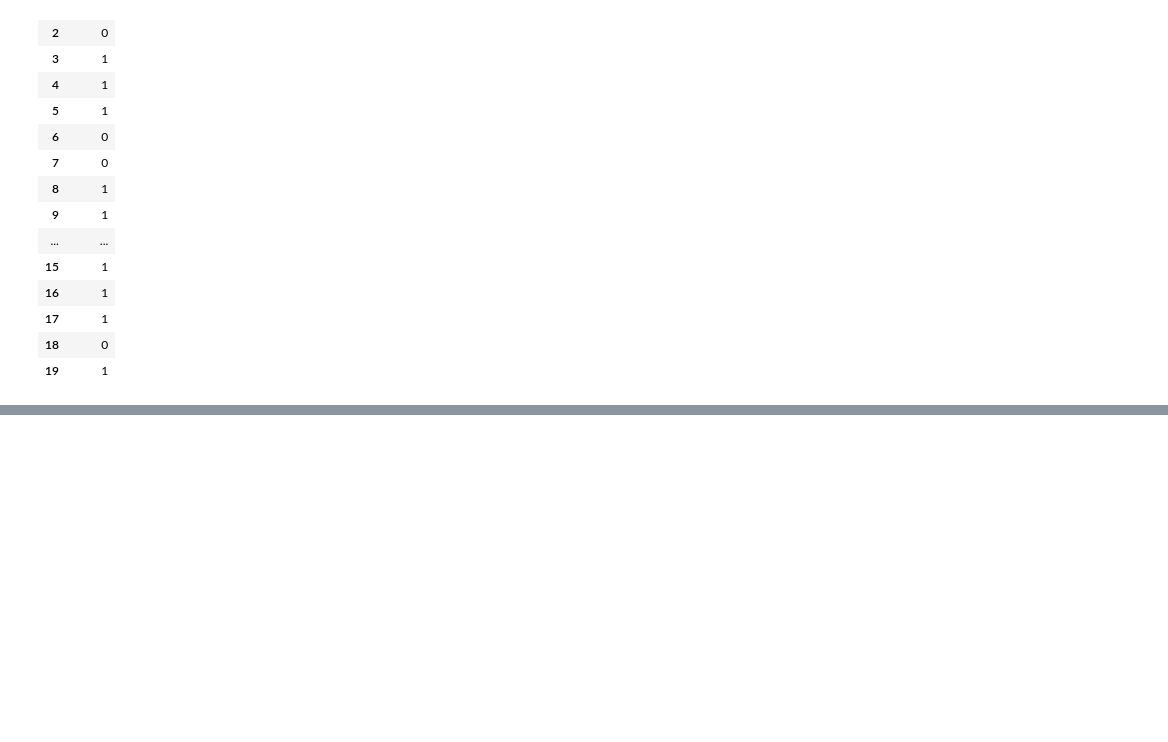
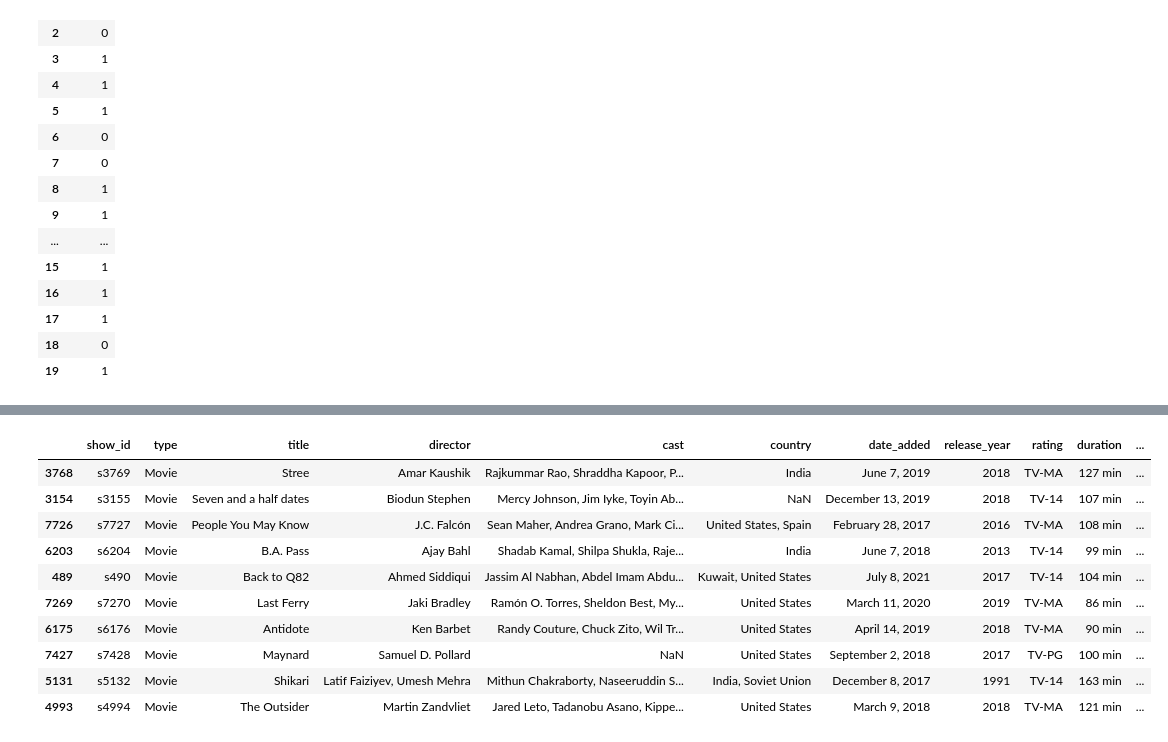
Before and after one commit to FacundoCardozo5/CoderHouse_CH-32845, a Jupyter notebook: notebooks/DatasetsCardozo.ipynb, the cells around one changed output, grey strips where cells are left out. Drawn from its saved outputs; the diff is of its cells as text; code cells hidden in the pictures; blank space fills up the shorter version.

```diff
--- a/notebooks/DatasetsCardozo.ipynb
+++ b/notebooks/DatasetsCardozo.ipynb
@@ -269,0 +316,14 @@ Name: is_safe, dtype: object
+# %%
+df.sample(10)
+# %% [output]
+|  | show_id | type | title | director | cast | country | date_added | release_year | rating | duration | ... |
+| 3768 | s3769 | Movie | Stree | Amar Kaushik | Rajkummar Rao, Shraddha Kapoor, P... | India | June 7, 2019 | 2018 | TV-MA | 127 min | ... |
+| 3154 | s3155 | Movie | Seven and a half dates | Biodun Stephen | Mercy Johnson, Jim Iyke, Toyin Ab... | NaN | December 13, 2019 | 2018 | TV-14 | 107 min | ... |
+| 7726 | s7727 | Movie | People You May Know | J.C. Falcón | Sean Maher, Andrea Grano, Mark Ci... | United States, Spain | February 28, 2017 | 2016 | TV-MA | 108 min | ... |
+| 6203 | s6204 | Movie | B.A. Pass | Ajay Bahl | Shadab Kamal, Shilpa Shukla, Raje... | India | June 7, 2018 | 2013 | TV-14 | 99 min | ... |
+| 489 | s490 | Movie | Back to Q82 | Ahmed Siddiqui | Jassim Al Nabhan, Abdel Imam Abdu... | Kuwait, United States | July 8, 2021 | 2017 | TV-14 | 104 min | ... |
+| 7269 | s7270 | Movie | Last Ferry | Jaki Bradley | Ramón O. Torres, Sheldon Best, My... | United States | March 11, 2020 | 2019 | TV-MA | 86 min | ... |
+| 6175 | s6176 | Movie | Antidote | Ken Barbet | Randy Couture, Chuck Zito, Wil Tr... | United States | April 14, 2019 | 2018 | TV-MA | 90 min | ... |
+| 7427 | s7428 | Movie | Maynard | Samuel D. Pollard | NaN | United States | September 2, 2018 | 2017 | TV-PG | 100 min | ... |
+| 5131 | s5132 | Movie | Shikari | Latif Faiziyev, Umesh Mehra | Mithun Chakraborty, Naseeruddin S... | India, Soviet Union | December 8, 2017 | 1991 | TV-14 | 163 min | ... |
+| 4993 | s4994 | Movie | The Outsider | Martin Zandvliet | Jared Leto, Tadanobu Asano, Kippe... | United States | March 9, 2018 | 2018 | TV-MA | 121 min | ... |
```
Also changed, not shown: parts of 5 cells of this notebook, 1 other file.
